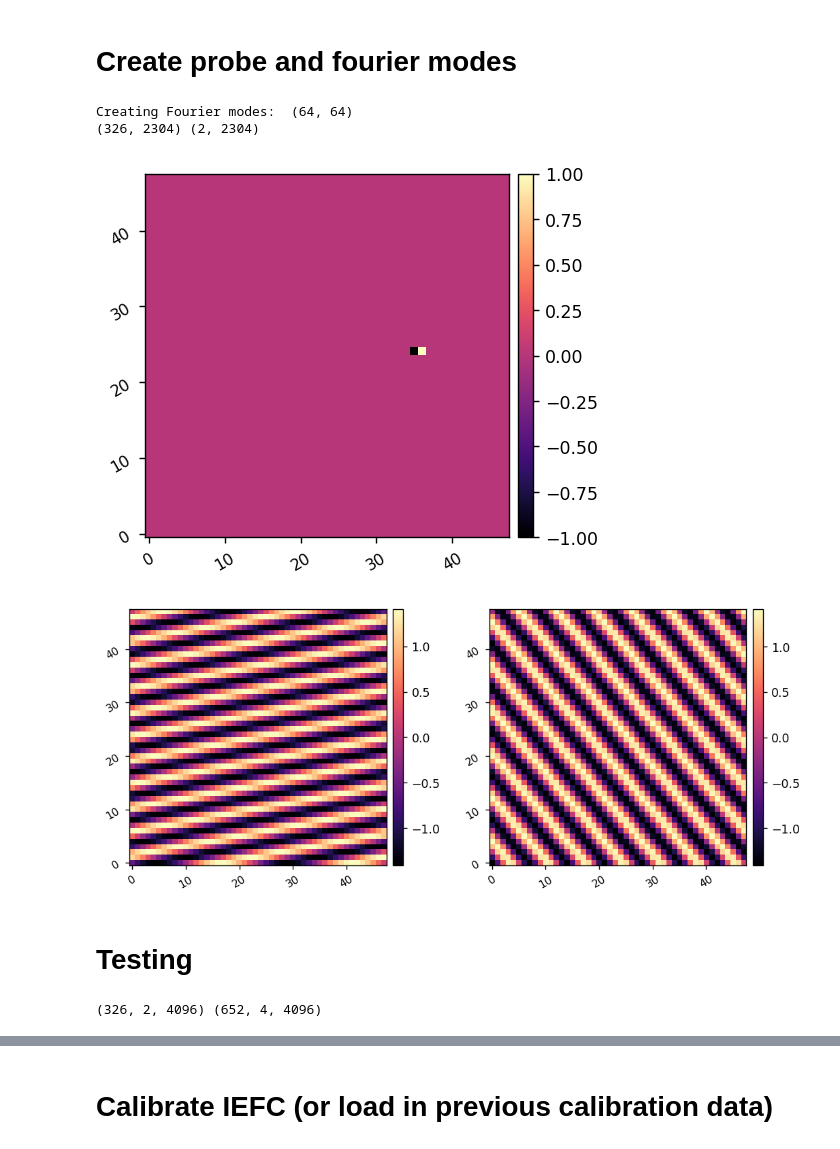
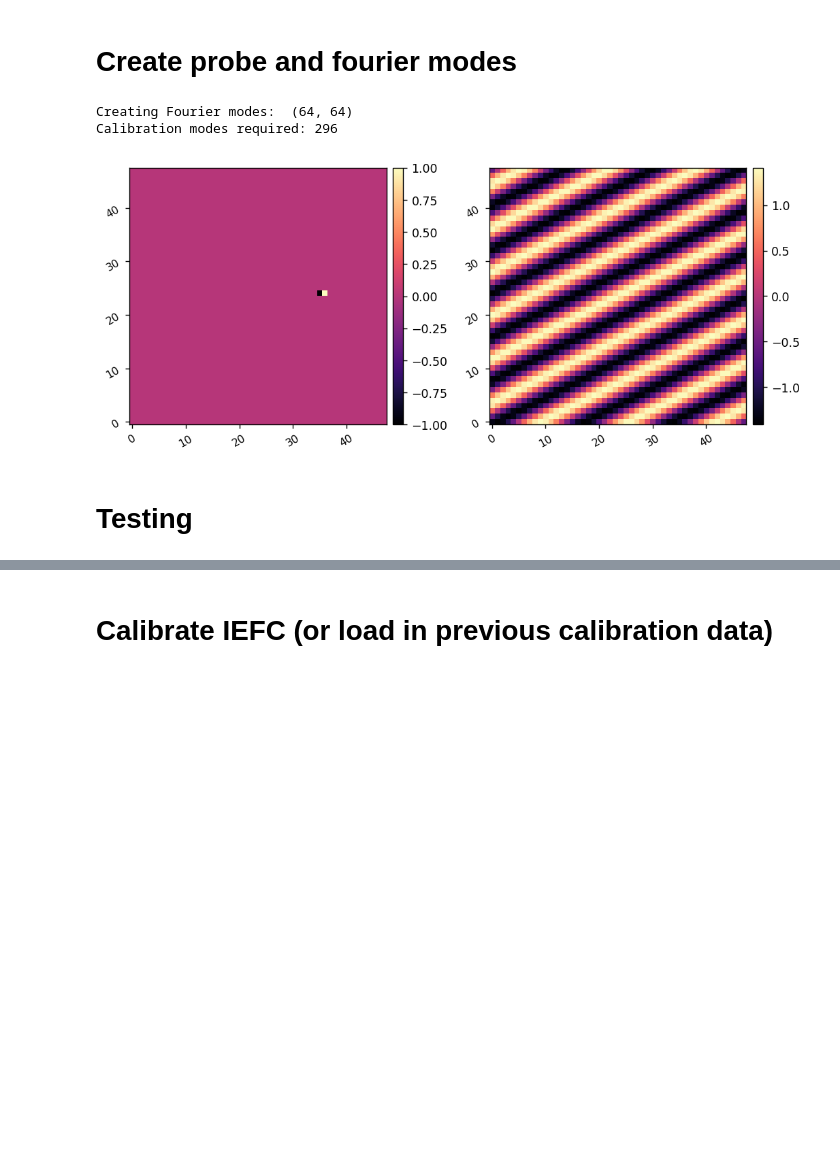
Before and after one commit to kian1377/roman-cgi-iefc, a Jupyter notebook: hlc_annular_calibrate_iefc_2dm.ipynb, the cells around one changed output, grey strips where cells are left out. Saved outputs shown, nothing was run; the diff lists cells and outputs as text; code cells hidden in the pictures; blank space fills up the shorter version.

```diff
--- a/hlc_annular_calibrate_iefc_2dm.ipynb
+++ b/hlc_annular_calibrate_iefc_2dm.ipynb
@@ -65,32 +39,32 @@ reload(iefc2)
 xfp = np.linspace(-0.5, 0.5, npsf) * npsf * hlci.psf_pixelscale_lamD
 xf,yf = np.meshgrid(xfp,xfp)
 
-edge = 1.5
-iwa = 2.8
-owa = 9.7
+edge = 2
+iwa = 3
+owa = 6
 
 # Create the mask that is used to select which region to make dark.
 dh_params = {
     'inner_radius' : iwa,
     'outer_radius' : owa,
     'edge_position' : edge,
-    'direction' : '+x'
+    'direction' : ''
 }
-dh_mask = iefc2.create_dshaped_focal_plane_mask(xf, yf, dh_params).ravel()
+dh_mask = iefc2.create_annular_focal_plane_mask(xf, yf, dh_params).ravel()
 
 #Create the mask that is used to select which region to make dark.
 control_params = {
     'inner_radius' : iwa-0.5,
     'outer_radius' : owa+1,
     'edge_position' : edge,
-    'direction' : '+x'
+    'direction' : ''
 }
-control_mask = iefc2.create_dshaped_focal_plane_mask(xf, yf, control_params).ravel()
+control_mask = iefc2.create_annular_focal_plane_mask(xf, yf, control_params).ravel()
 
 relative_weight = 0.99
 weights = dh_mask * relative_weight + (1 - relative_weight) * control_mask
 
-print(dh_mask.shape, control_mask.shape, control_mask.shape, weights.shape)
+print(control_mask.shape, control_mask.sum())
 misc.myimshow2(dh_mask.reshape(npsf,npsf), control_mask.reshape(npsf,npsf),
                pxscl1=hlci.psf_pixelscale_lamD, pxscl2=hlci.psf_pixelscale_lamD)
 misc.myimshow(weights.reshape(npsf,npsf), lognorm=True, pxscl=hlci.psf_pixelscale_lamD)
@@ -103,27 +77,18 @@ misc.myimshow(weights.reshape(npsf,npsf), lognorm=True, pxscl=hlci.psf_pixelscal
 # %%
 reload(iefc2)
 
 fourier_modes, fx, fy = iefc2.create_fourier_modes(xfp, control_mask.reshape((npsf,npsf)), Nact, circular_mask=False)
 probe_modes = iefc2.create_probe_poke_modes(hlci.Nact, 3*Nact//4, Nact//2, 3*Nact//4-1, Nact//2)
 
 calibration_amplitude = 0.006 * hlci.wavelength.to(u.m).value
 probe_amplitude = 0.05 * hlci.wavelength.to(u.m).value
 
-print(fourier_modes.shape, probe_modes.shape)
-misc.myimshow((probe_modes[0] - probe_modes[1]).reshape((Nact,Nact)))
-misc.myimshow2(fourier_modes[0].reshape((Nact,Nact)), fourier_modes[300].reshape((Nact,Nact)))
+print('Calibration modes required: {:d}'.format(fourier_modes.shape[0]))
+calibration_mode = fourier_modes[10]
+misc.myimshow2((probe_modes[0] - probe_modes[1]).reshape((Nact,Nact)), calibration_mode.reshape(Nact,Nact))
 # %% [output]
 Creating Fourier modes:  (64, 64)
-(326, 2304) (2, 2304)
+Calibration modes required: 296
-[figure, old version]
+[figure, new version]
-[figure, removed]
 # %% [markdown]
 # Testing
-# %%
-response_cube = fits.getdata(data_dir/'response-data'/'hlc_response_cube_ann_mask_2.fits')
-calibration_cube = fits.getdata(data_dir/'calibration-data'/'hlc_calibration_cube_ann_mask_2.fits')
-print(response_cube.shape, calibration_cube.shape)
-
-# the response cube has shape (n_modes, 2, npsf**2)
-# %% [output]
-(326, 2, 4096) (652, 4, 4096)
```
Also changed, not shown: parts of 19 cells of this notebook, 7 other files.
